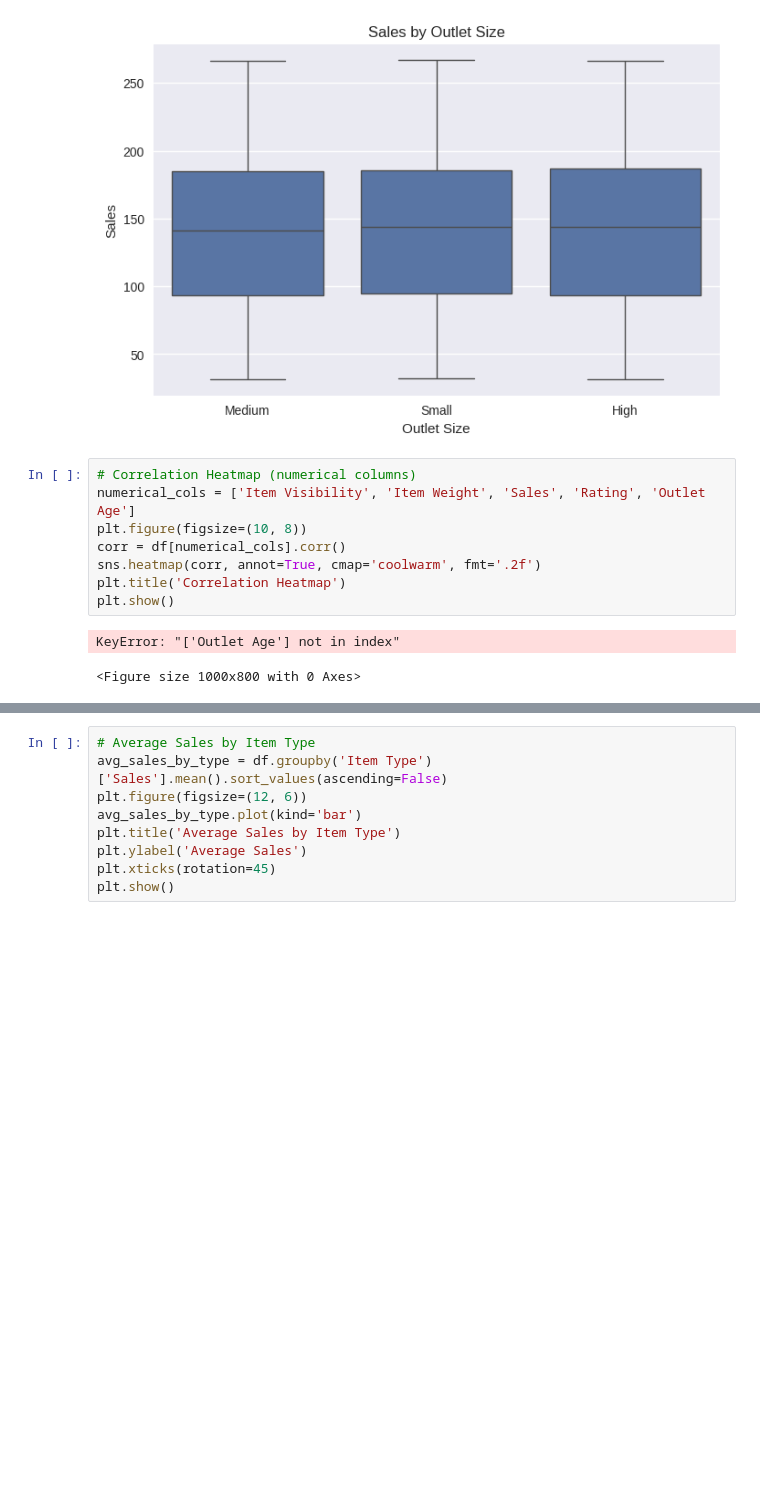
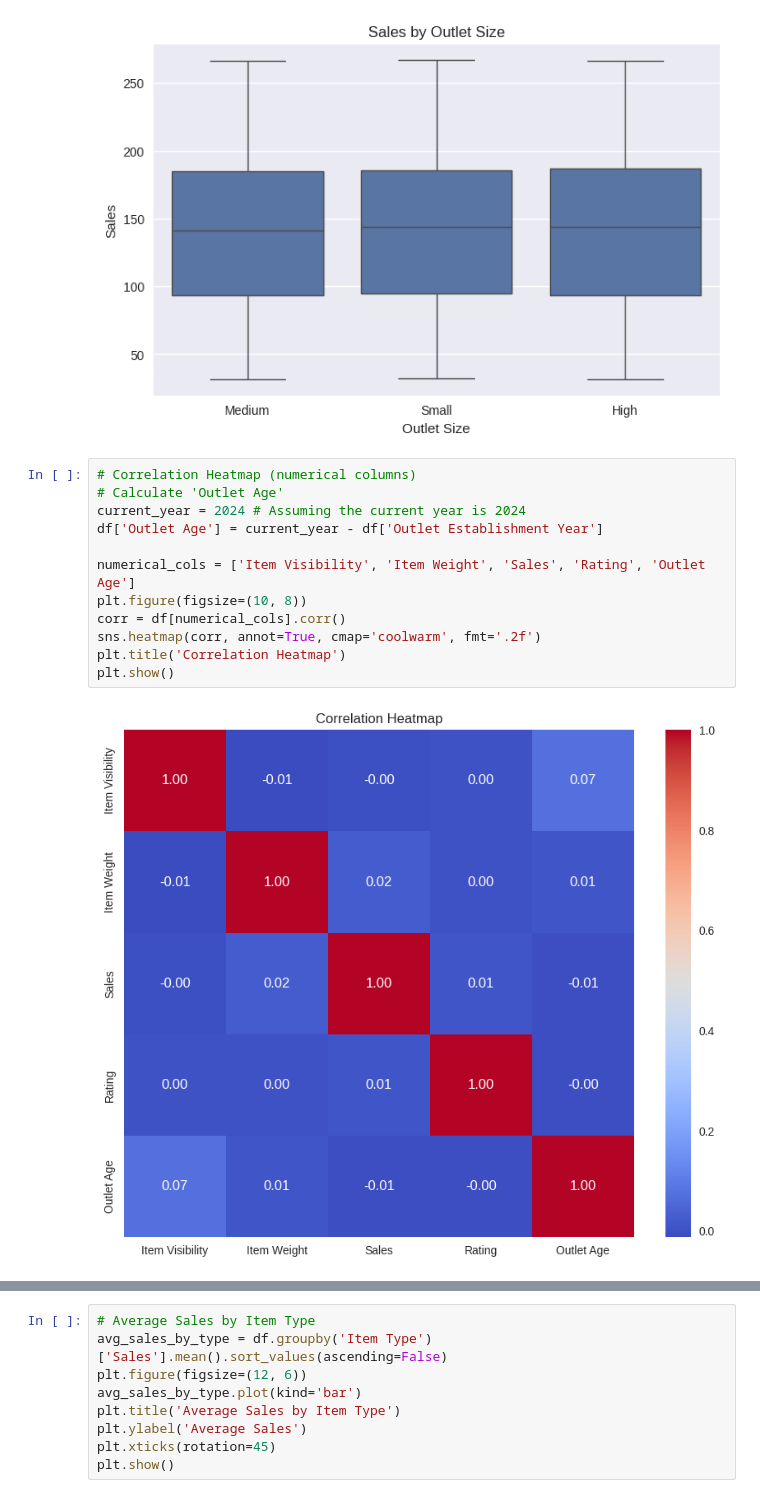
Before and after one commit to Kanakbaghel/Blinkit_Sales_and_Outlet_Performance_Analysis, a Jupyter notebook: Project_Notebook.ipynb, the cells around one changed output, grey strips where cells are left out. Saved outputs shown, nothing was run; the diff lists cells and outputs as text; blank space fills up the shorter version.

```diff
--- a/Project_Notebook.ipynb
+++ b/Project_Notebook.ipynb
@@ -245,13 +246,16 @@ plt.show()
 [figure]
 # %%
 # Correlation Heatmap (numerical columns)
+# Calculate 'Outlet Age'
+current_year = 2024 # Assuming the current year is 2024
+df['Outlet Age'] = current_year - df['Outlet Establishment Year']
+
 numerical_cols = ['Item Visibility', 'Item Weight', 'Sales', 'Rating', 'Outlet Age']
 plt.figure(figsize=(10, 8))
 corr = df[numerical_cols].corr()
 sns.heatmap(corr, annot=True, cmap='coolwarm', fmt='.2f')
 plt.title('Correlation Heatmap')
 plt.show()
 # %% [output]
-KeyError: "['Outlet Age'] not in index"
-<Figure size 1000x800 with 0 Axes>
+[figure, added]
 # %% [markdown]
```
Also changed, not shown: parts of 17 cells of this notebook.
